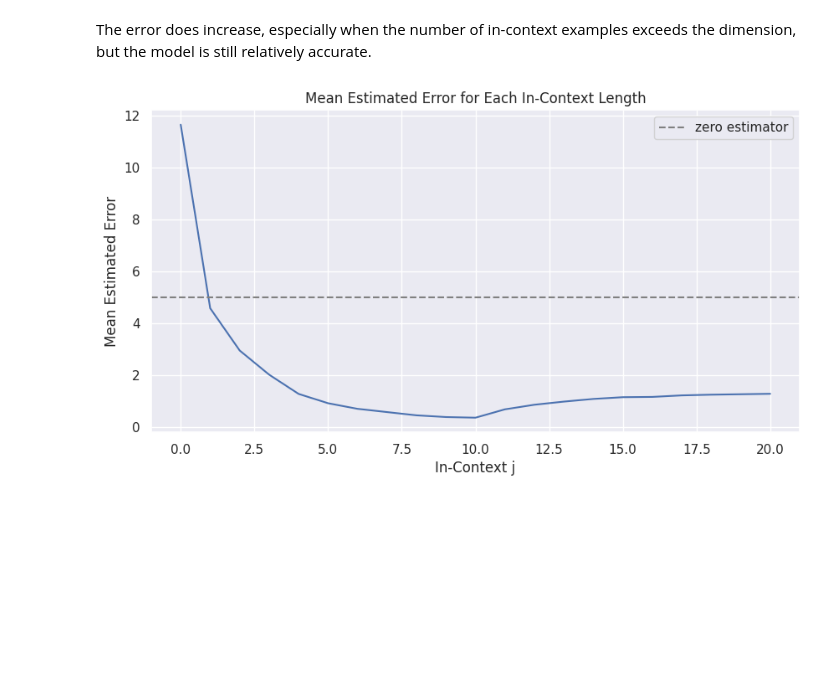
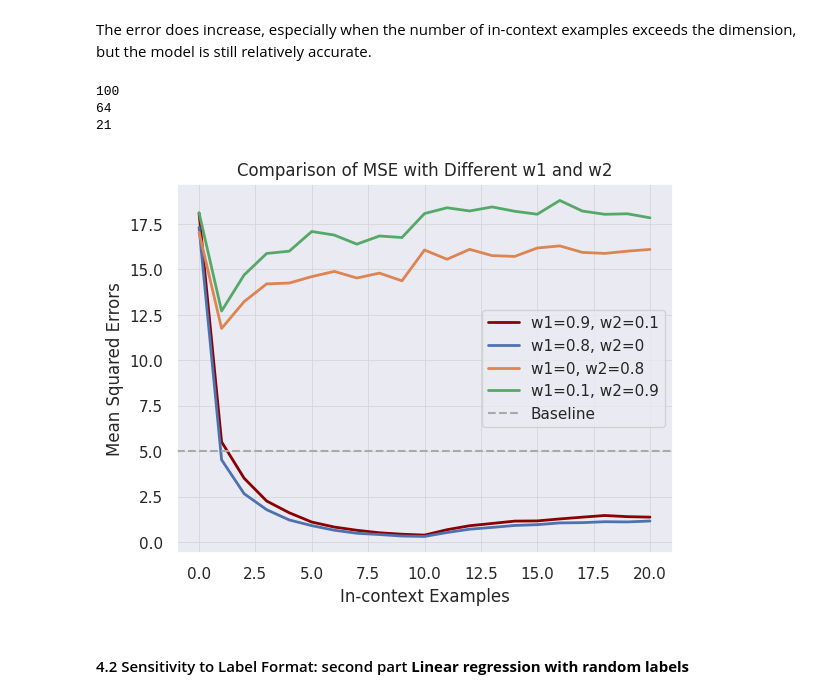
Before and after one commit to VivianZhang1101/in-context-learning-fork, a Jupyter notebook: src/eval_toy_4_w1_0.9.ipynb, the cells around one changed output. Drawn from its saved outputs; the diff is of its cells as text; code cells hidden in the pictures; blank space fills up the shorter version.

```diff
--- a/src/eval_toy_4_w1_0.9.ipynb
+++ b/src/eval_toy_4_w1_0.9.ipynb
@@ -193,21 +166,8 @@ for _ in range(n_batches):
-# %%
-
-sparsity = conf.training.task_kwargs.sparsity if "sparsity" in conf.training.task_kwargs else None
-baseline = {
-    "linear_regression": n_dims,
-    "sparse_linear_regression": sparsity,
-    "relu_2nn_regression": n_dims,
-    "decision_tree": 1,
-}[conf.training.task]
-
-mean_errors = np.mean(all_errors, axis=(0, 1))
-plt.figure(figsize=(10, 5))  # Adjust the figure size as needed
-plt.plot(range(21), mean_errors)
-plt.axhline(baseline, ls="--", color="gray", label="zero estimator")
-plt.legend()
-plt.xlabel('In-Context j')
-plt.ylabel('Mean Estimated Error')
-plt.title('Mean Estimated Error for Each In-Context Length')
-plt.show()
-# %% [output]
-[figure, removed]
+# %%
+print(len(all_errors_w1_9))
+print(len(all_errors_w1_9[0]))
+print(len(all_errors_w1_9[0][0]))
+# %% [output]
+100
+64
+21
@@ -213,0 +204,40 @@ plt.show()
+# %%
+all_errors_w1_1 = []
+
+for _ in range(n_batches):
+
+    xs = data_sampler.sample_xs(b_size=batch_size, n_points=prompt_length, w1=0.1, w2=0.9)
+    ys = task.evaluate(xs)
+
+    with torch.no_grad():
+        pred = model(xs, ys)
+
+    metric = task.get_metric()
+    loss = metric(pred, ys).numpy()
+    all_errors_w1_1.append(loss)
+
+mean_errors_w1_1 = np.mean(all_errors_w1_1, axis=(0, 1))
+# %%
+
+# plt.figure(figsize=(10, 5), facecolor='none')
+plt.plot(range(21), mean_errors_w1_9, label='w1=0.9, w2=0.1', color='darkred', linewidth=2)
+plt.plot(range(21), mean_errors_w1_8, label='w1=0.8, w2=0', linewidth=2)
+plt.plot(range(21), mean_errors_w1_0, label='w1=0, w2=0.8', linewidth=2)
+plt.plot(range(21), mean_errors_w1_1, label='w1=0.1, w2=0.9', linewidth=2)
+
+plt.axhline(baseline, ls="--", color="darkgray", label="Baseline")
+
+# Adding legend, labels, and title
+plt.legend()
+plt.xlabel('In-context Examples')
+plt.ylabel('Mean Squared Errors')
+plt.title('Comparison of MSE with Different w1 and w2')
+
+plt.grid(color='lightgray', linestyle='-', linewidth=0.5)
+plt.savefig("../output/4.1_Sample_Selection_Covariate_Shifts.pdf", bbox_inches='tight', transparent=True)
+# Show the plot
+plt.show()
+# %% [output]
+[figure, added]
+# %% [markdown]
+#### 4.2 Sensitivity to Label Format: second part <strong>Linear regression with random labels<strong>
```
Also changed, not shown: parts of 26 cells of this notebook, 5 other files.
